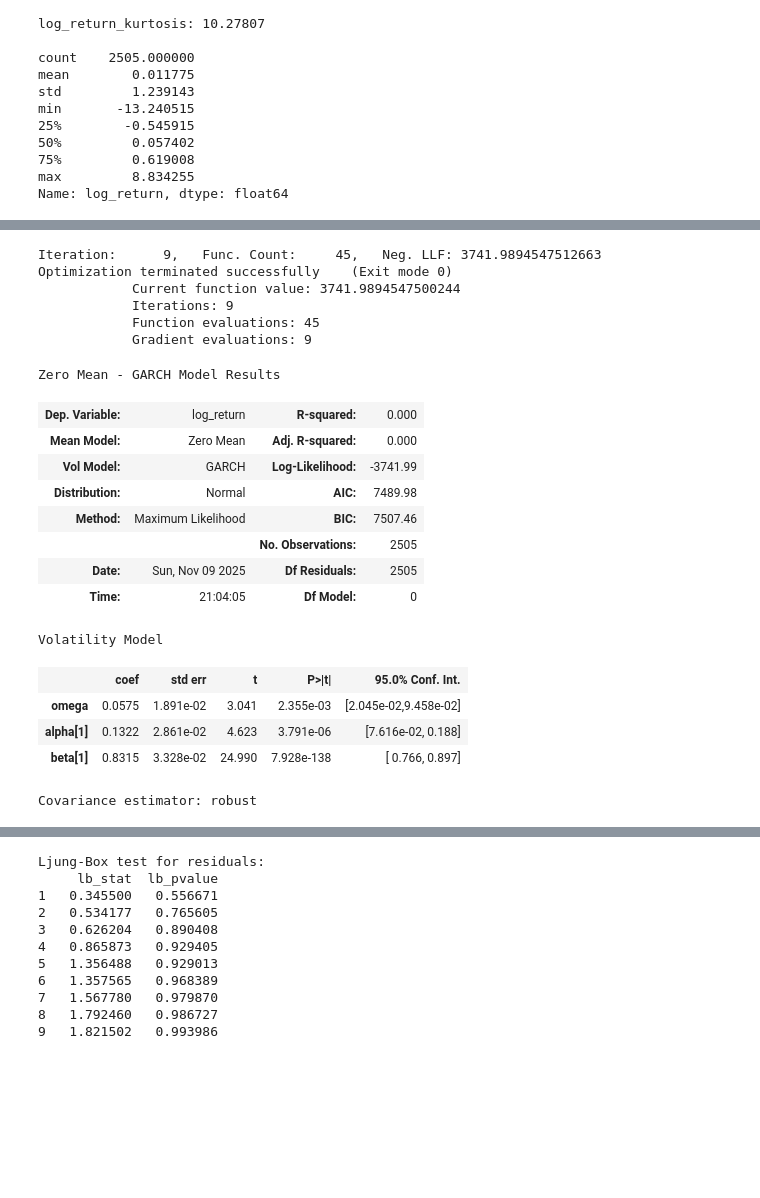
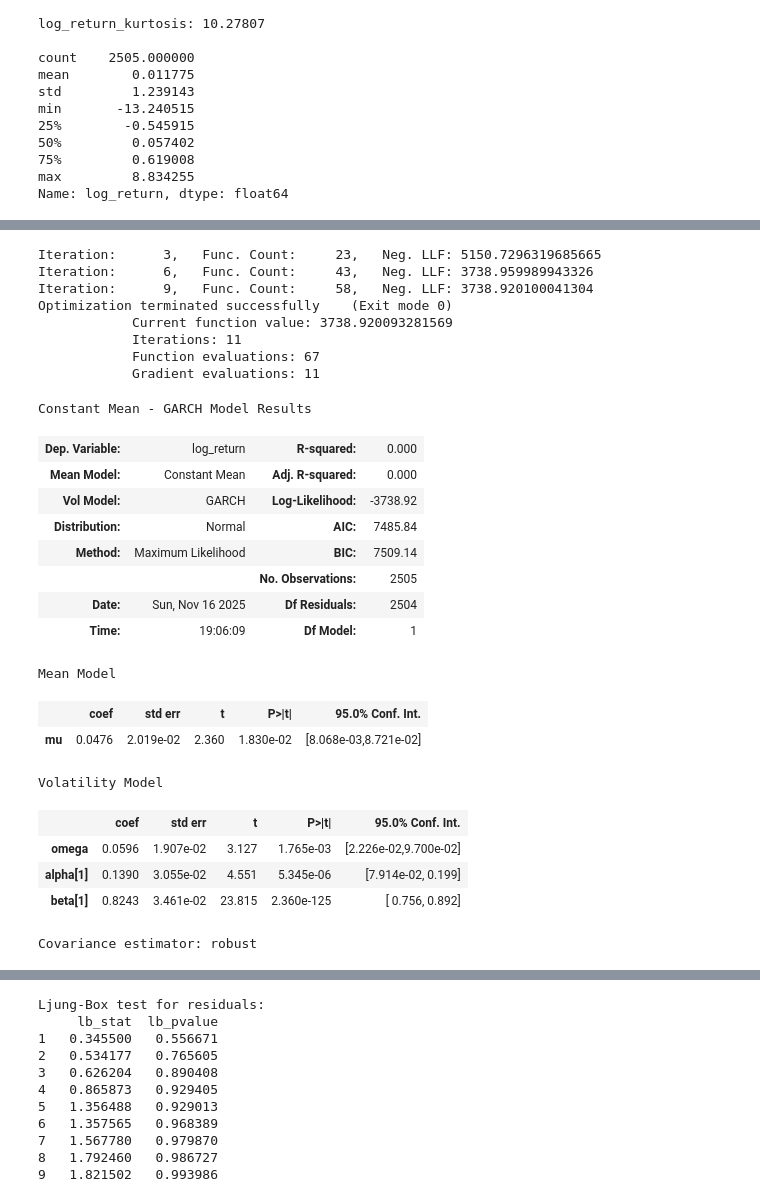
Before and after one commit to yibo-wang-25/QRM_Coursework_1, a Jupyter notebook: Part_A/code.ipynb, the cells around one changed output, grey strips where cells are left out. Saved outputs shown, nothing was run; the diff lists cells and outputs as text; code cells hidden in the pictures; blank space fills up the shorter version.

```diff
--- a/Part_A/code.ipynb
+++ b/Part_A/code.ipynb
@@ -11,5 +11,5 @@ from tensorflow.python.kernel_tests.random.util import anderson_darling
 # %%
-df = pd.read_csv('data/QRM-2025-cw1-data-a.csv')
+df = pd.read_csv('../data/QRM-2025-cw1-data-a.csv')
 df_nodelay = df['Adj Close']
 df_delay = df['Adj Close'].shift(1)
 df['log_return'] = (np.log(df_nodelay) - np.log(df_delay)) * 100
@@ -87,30 +143,35 @@ plt.show()
 # %%
 # Part (iii): Fit a GARCH(1,1) model
 
-model = arch_model(df['log_return'].dropna(), mean='zero', p=1, q=1, dist='normal')
+model = arch_model(df['log_return'].dropna(), mean='constant', p=1, q=1, dist='normal')
 # "mean=zero" refers to no ARMA component
 # "dist=normal" refers to N(0,1) distribution of the white noise process Z
-res = model.fit(update_freq = 9)
+res = model.fit(update_freq = 3)
 res.summary()
 # %% [output]
-Iteration:      9,   Func. Count:     45,   Neg. LLF: 3741.9894547512663
+Iteration:      3,   Func. Count:     23,   Neg. LLF: 5150.7296319685665
+Iteration:      6,   Func. Count:     43,   Neg. LLF: 3738.959989943326
+Iteration:      9,   Func. Count:     58,   Neg. LLF: 3738.920100041304
 Optimization terminated successfully    (Exit mode 0)
-            Current function value: 3741.9894547500244
-            Iterations: 9
-            Function evaluations: 45
-            Gradient evaluations: 9
+            Current function value: 3738.920093281569
+            Iterations: 11
+            Function evaluations: 67
+            Gradient evaluations: 11
-Zero Mean - GARCH Model Results
+Constant Mean - GARCH Model Results
 | Dep. Variable: | log_return | R-squared: | 0.000 |
-| Mean Model: | Zero Mean | Adj. R-squared: | 0.000 |
-| Vol Model: | GARCH | Log-Likelihood: | -3741.99 |
-| Distribution: | Normal | AIC: | 7489.98 |
-| Method: | Maximum Likelihood | BIC: | 7507.46 |
+| Mean Model: | Constant Mean | Adj. R-squared: | 0.000 |
+| Vol Model: | GARCH | Log-Likelihood: | -3738.92 |
+| Distribution: | Normal | AIC: | 7485.84 |
+| Method: | Maximum Likelihood | BIC: | 7509.14 |
 |  |  | No. Observations: | 2505 |
-| Date: | Sun, Nov 09 2025 | Df Residuals: | 2505 |
-| Time: | 21:04:05 | Df Model: | 0 |
+| Date: | Sun, Nov 16 2025 | Df Residuals: | 2504 |
+| Time: | 19:06:09 | Df Model: | 1 |
-Volatility Model
+Mean Model
 |  | coef | std err | t | P>|t| | 95.0% Conf. Int. |
-| omega | 0.0575 | 1.891e-02 | 3.041 | 2.355e-03 | [2.045e-02,9.458e-02] |
-| alpha[1] | 0.1322 | 2.861e-02 | 4.623 | 3.791e-06 | [7.616e-02, 0.188] |
-| beta[1] | 0.8315 | 3.328e-02 | 24.990 | 7.928e-138 | [ 0.766, 0.897] |
+| mu | 0.0476 | 2.019e-02 | 2.360 | 1.830e-02 | [8.068e-03,8.721e-02] |
-Covariance estimator: robust
+Volatility Model
+|  | coef | std err | t | P>|t| | 95.0% Conf. Int. |
+| omega | 0.0596 | 1.907e-02 | 3.127 | 1.765e-03 | [2.226e-02,9.700e-02] |
+| alpha[1] | 0.1390 | 3.055e-02 | 4.551 | 5.345e-06 | [7.914e-02, 0.199] |
+| beta[1] | 0.8243 | 3.461e-02 | 23.815 | 2.360e-125 | [ 0.756, 0.892] |
+Covariance estimator: robust
```
Also changed, not shown: parts of 30 cells of this notebook, 1 other file.
